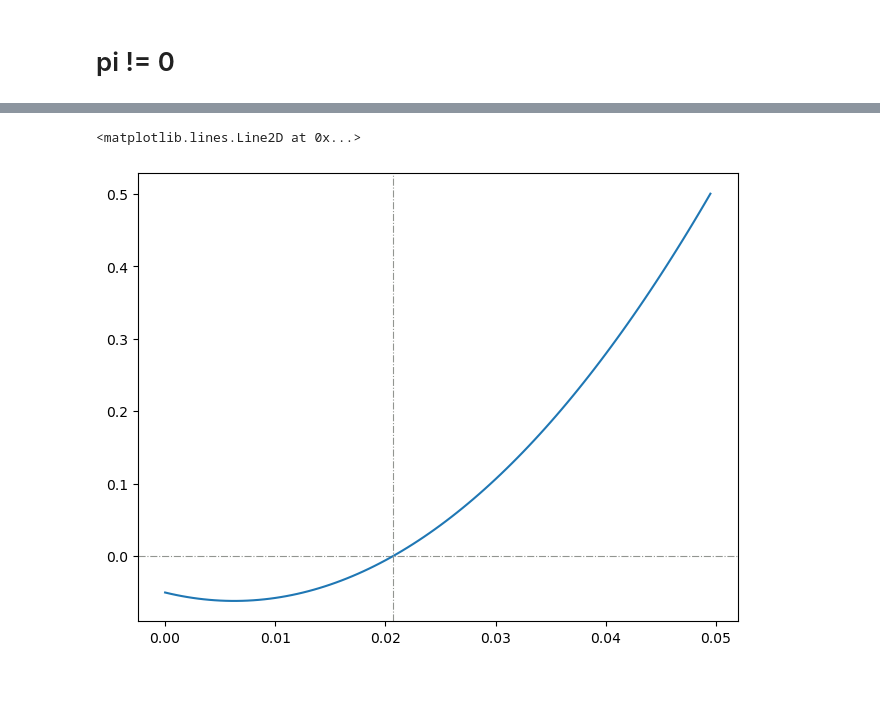
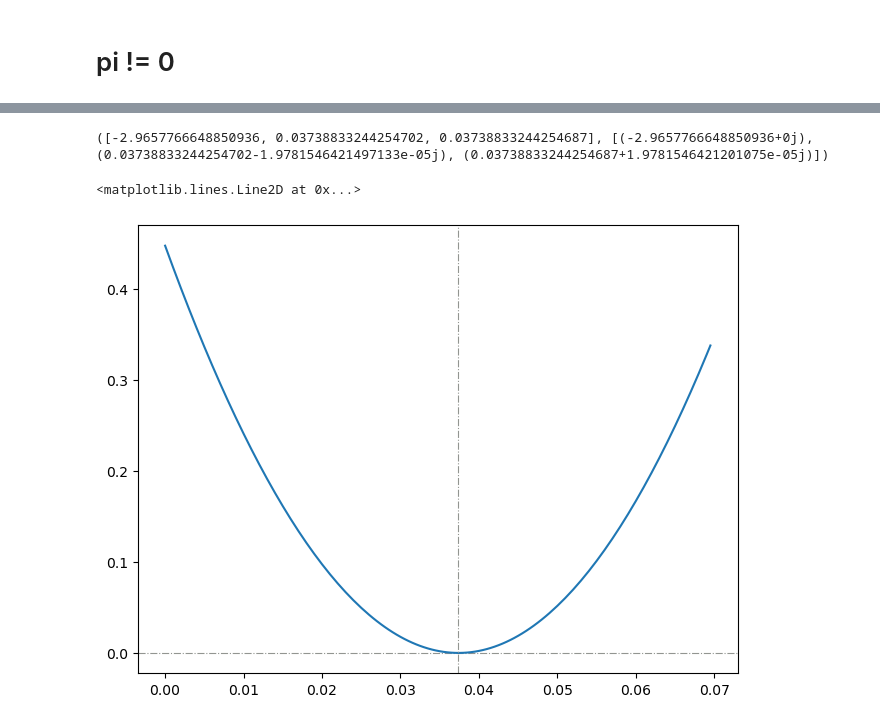
Before and after one commit to dmarchp/TFM_code, a Jupyter notebook: det_sols_f0_as_pi/nonlin_disc_2.ipynb, the cells around one changed output, grey strips where cells are left out. Drawn from its saved outputs; the diff is of its cells as text; code cells hidden in the pictures; blank space fills up the shorter version.

```diff
--- a/det_sols_f0_as_pi/nonlin_disc_2.ipynb
+++ b/det_sols_f0_as_pi/nonlin_disc_2.ipynb
@@ -164,20 +167,25 @@ fig.savefig(f'potential_var_pil_l_{l}_r_{r}.png')
 # %%
 # model params: pi will be the one changing
 l = 1
 r = 0.242 # things happen below but close to pi = 0.02
-# r = 0.222
+r = 0.011
+# r = 0.2219999
+r = 0.297
 
 
-pis = np.arange(0.0, 0.05, 0.0005)
+pis = np.arange(0.0, 0.07, 0.0005)
 magic_pi = poly3_magic_pi_sols(l, r)[0][1]
+
+print(poly3_magic_pi_sols(l, r))
 
 fig, ax = plt.subplots(constrained_layout=True)
 ax.axhline(0.0, ls='-.', lw=0.8, color='xkcd:gray')
 delta0, delta1 = poly3_Deltas(l, r, pis)
 radicand = delta1**2 - 4*delta0**3
 ax.plot(pis, radicand)
 ax.axvline(magic_pi, color='xkcd:gray', lw=0.8, ls='-.')
 # %% [output]
-<matplotlib.lines.Line2D at 0x...>
+([-2.9657766648850936, 0.03738833244254702, 0.03738833244254687], [(-2.9657766648850936+0j), (0.03738833244254702-1.9781546421497133e-05j), (0.03738833244254687+1.9781546421201075e-05j)])
+<matplotlib.lines.Line2D at 0x...>
-[figure, old version]
+[figure, new version]
 # %%
```
Also changed, not shown: parts of 9 cells of this notebook, 1 other file.
